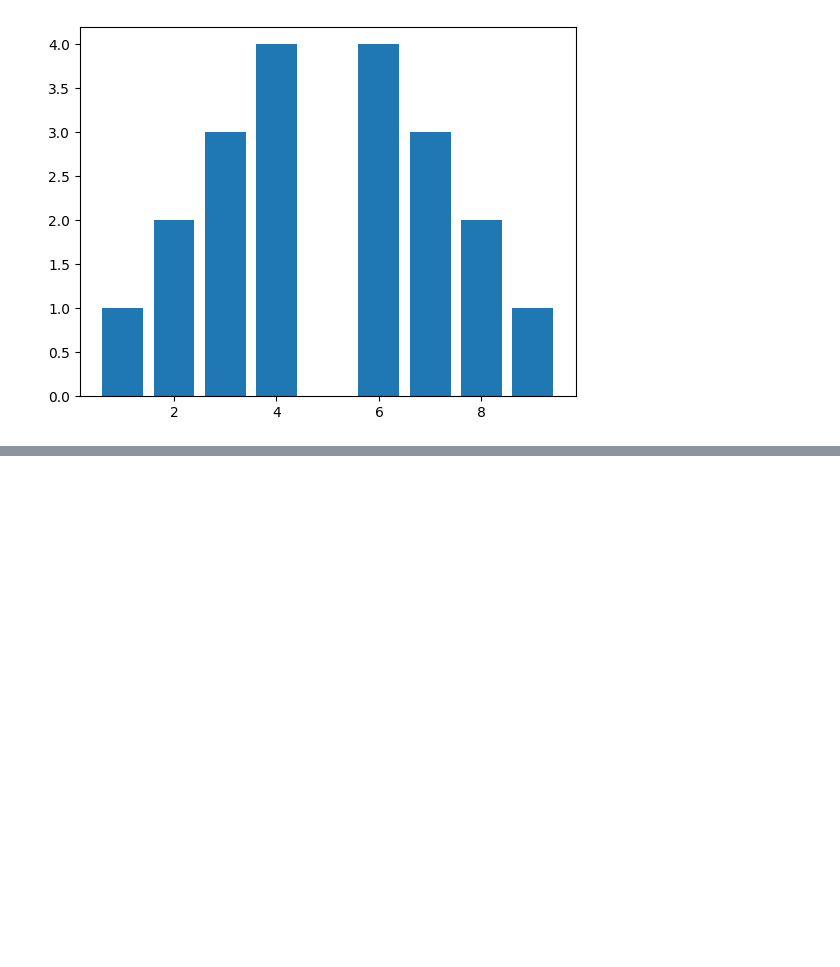
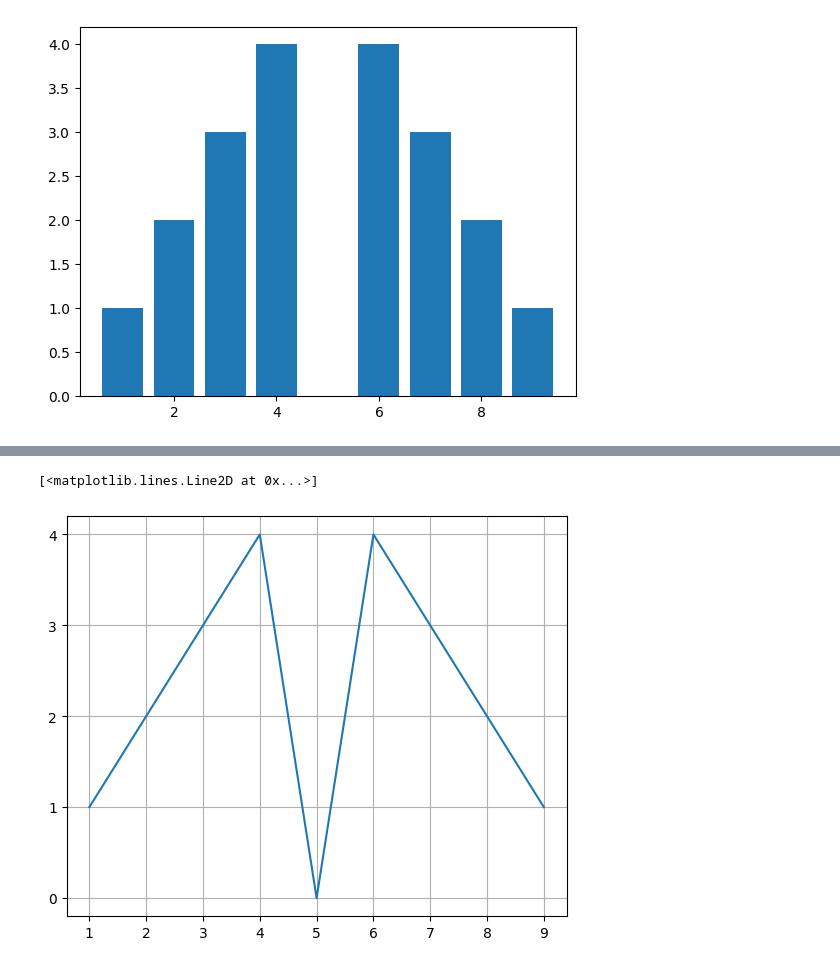
Before and after one commit to datamesse/python-studies, a Jupyter notebook: LinkedIn Learning exercises/Python for Data Science Essential Training Part 1.ipynb, the cells around one changed output, grey strips where cells are left out. Saved outputs shown, nothing was run; the diff lists cells and outputs as text; code cells hidden in the pictures; blank space fills up the shorter version.

```diff
--- a/LinkedIn Learning exercises/Python for Data Science Essential Training Part 1.ipynb
+++ b/LinkedIn Learning exercises/Python for Data Science Essential Training Part 1.ipynb
@@ -683,0 +734,15 @@ import numpy
+# %%
+fig = plt.figure()
+ax = fig.add_axes([.1,.1,1,1])
+
+# add tick marks to axis
+ax.set_xticks([0,1,2,3,4,5,6,7,8,9,10])
+ax.set_yticks([0,1,2,3,4,5])
+
+# add gridlines
+
+ax.grid()
+ax.plot(x,y)
+# %% [output]
+[<matplotlib.lines.Line2D at 0x...>]
+[figure, added]
```
Also changed, not shown: parts of 8 cells of this notebook.
